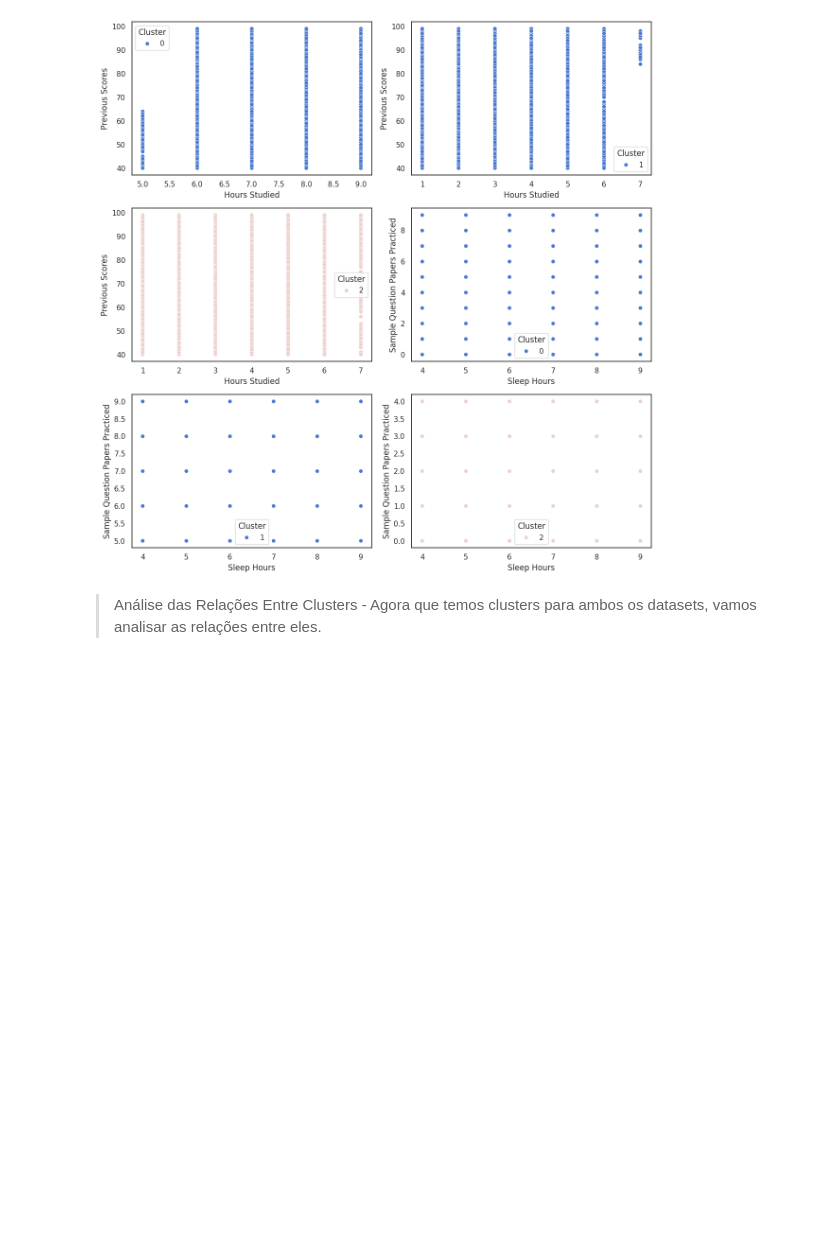
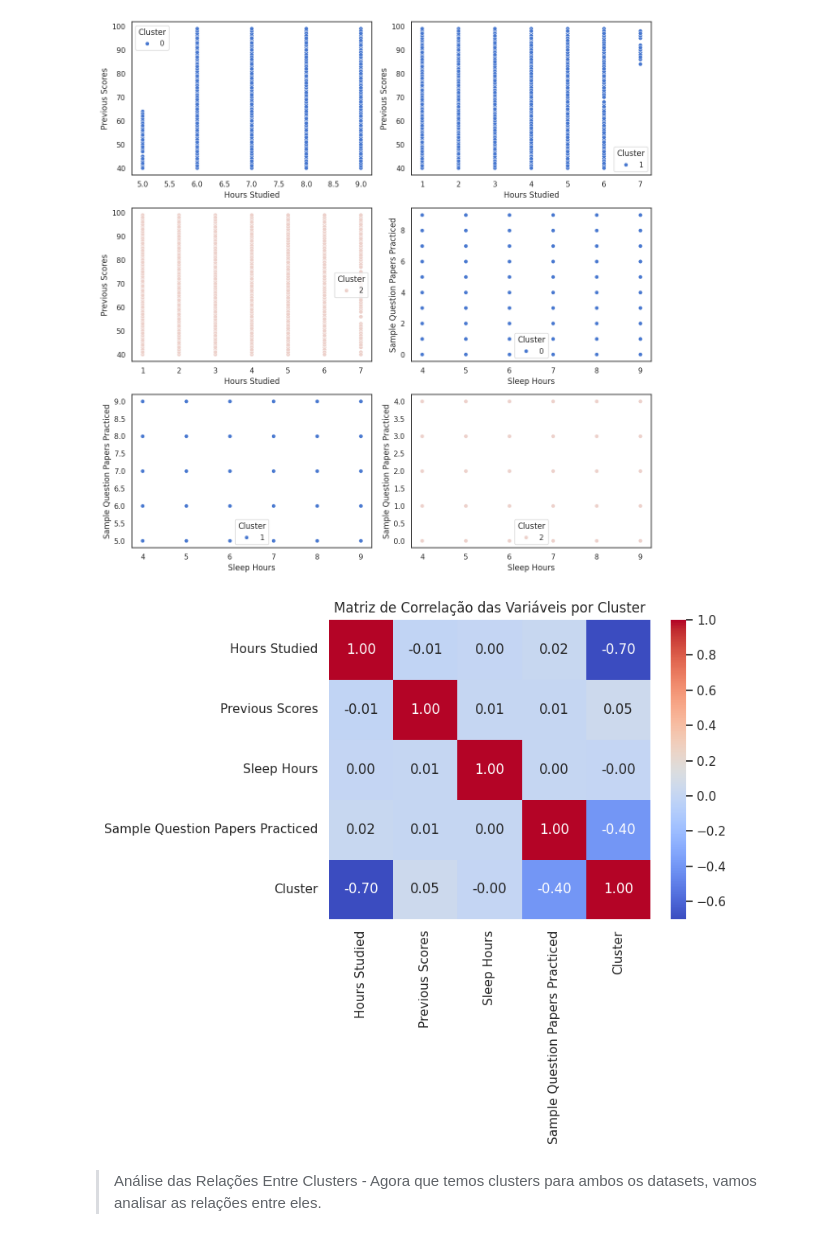
Before and after one commit to ICEI-PUC-Minas-PPL-CDIA/ppl-cd-pcd-sist-int-2024-1-sleepresearch-2024-1, a Jupyter notebook: src/modelo_Kmeans_r.ipynb, the cells around one changed output. Cells and saved outputs as stored; diff of their text form; code cells hidden in the pictures; blank space fills up the shorter version.

Commit message:
heatmaps para o kmeans

```diff
--- a/src/modelo_Kmeans_r.ipynb
+++ b/src/modelo_Kmeans_r.ipynb
@@ -82,6 +82,19 @@ plt.tight_layout()
 plt.show()
 # %% [output]
 [figure]
+# %%
+import seaborn as sns
+import matplotlib.pyplot as plt
+
+# Calcular a matriz de correlação
+correlation_matrix = performance[['Hours Studied', 'Previous Scores', 'Sleep Hours', 'Sample Question Papers Practiced', 'Cluster']].corr()
+
+# Plotar heatmap
+sns.heatmap(correlation_matrix, annot=True, cmap='coolwarm', fmt=".2f")
+plt.title('Matriz de Correlação das Variáveis por Cluster')
+plt.show()
+# %% [output]
+[figure, added]
 # %% [markdown]
 >   Análise das Relações Entre Clusters
     - Agora que temos clusters para ambos os datasets, vamos analisar as relações entre eles.
```
